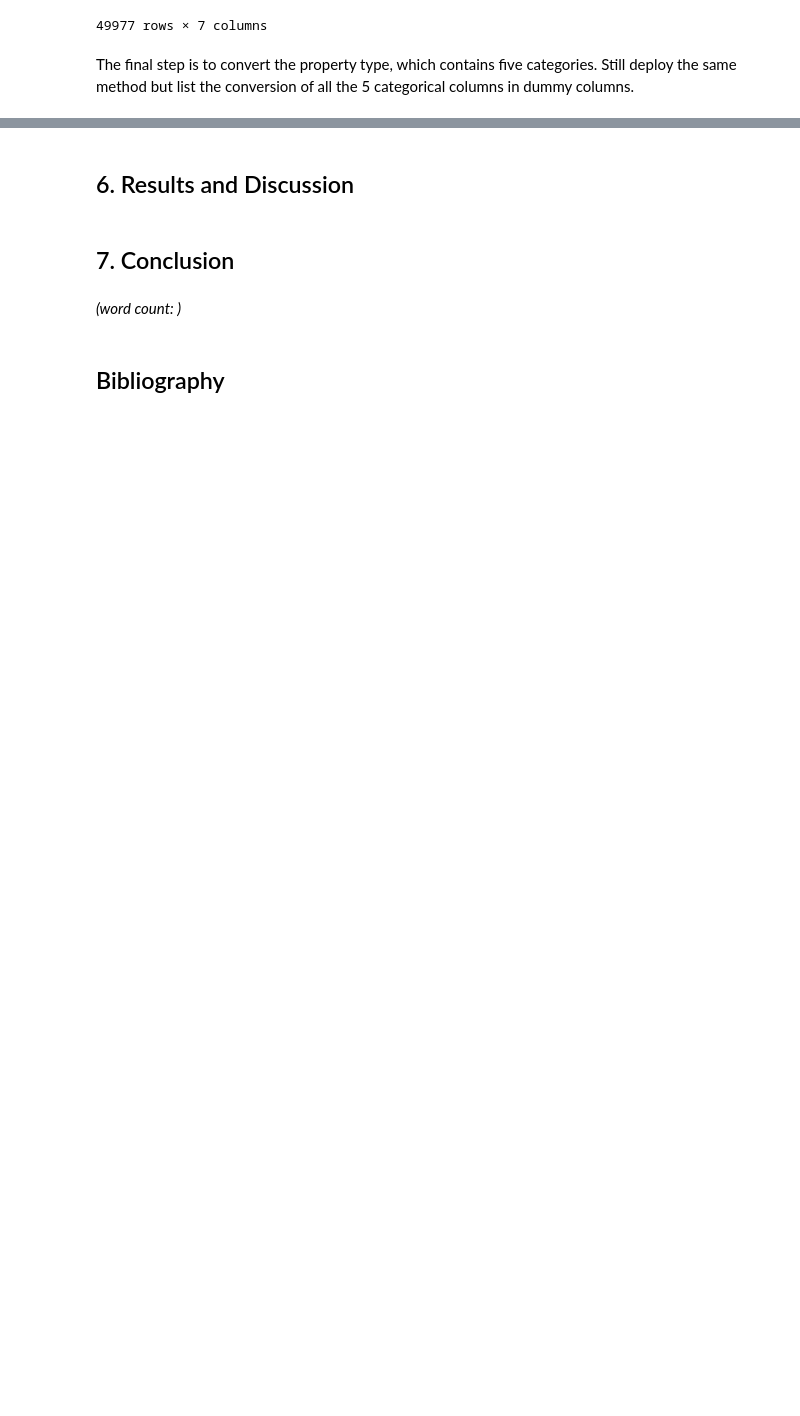
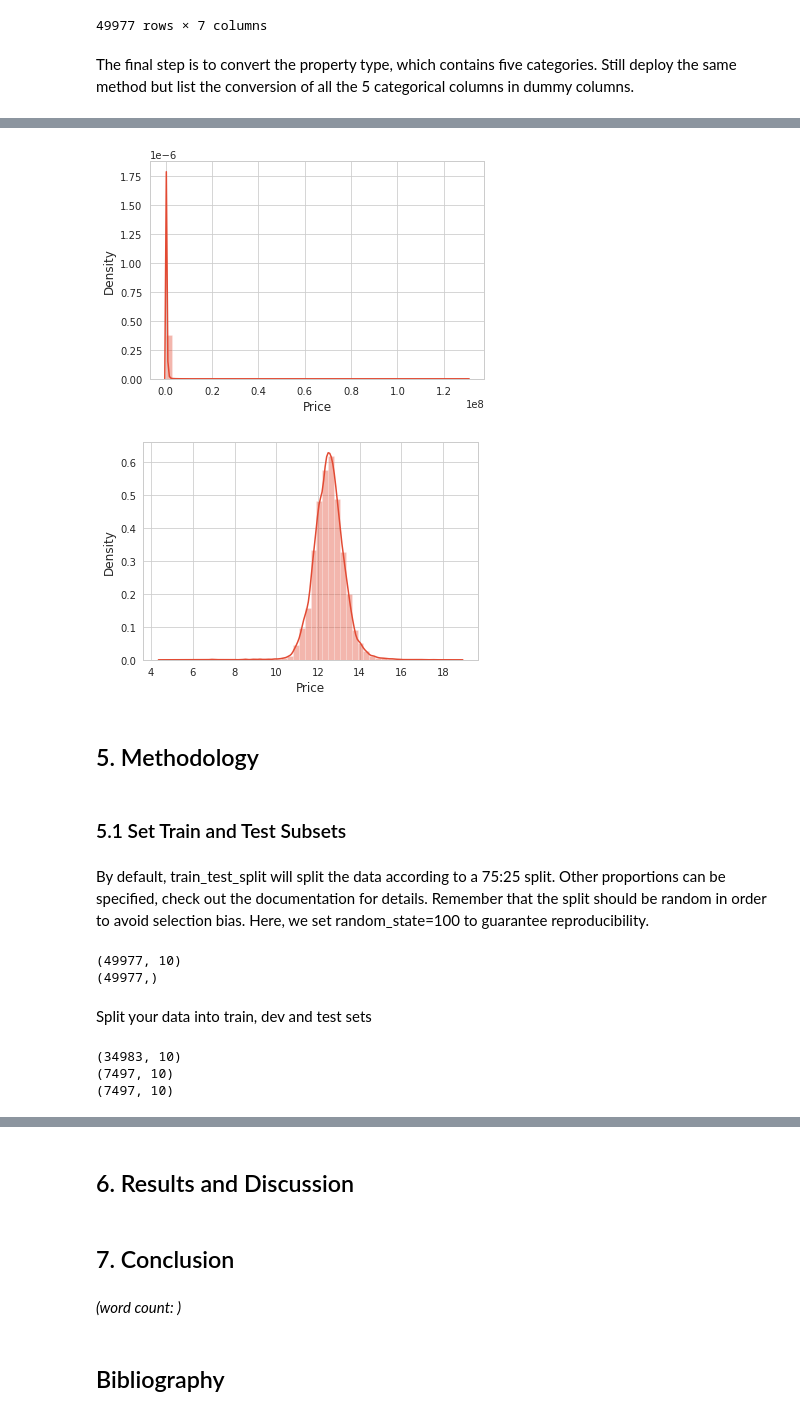
Before and after one commit to joeylizh/DSSS_Assessment, a Jupyter notebook: Assessment_Code.ipynb, the cells around one changed output, grey strips where cells are left out. Cells and saved outputs as stored; diff of their text form; code cells hidden in the pictures; blank space fills up the shorter version.

```diff
--- a/Assessment_Code.ipynb
+++ b/Assessment_Code.ipynb
@@ -364,0 +393,38 @@ memory usage: 2.2 MB
+# %%
+import seaborn as sns
+
+x = df_cleaned.Price
+sns.set_style('whitegrid')
+sns.distplot(x)
+plt.show()
+
+Price_log = np.log(df_cleaned.Price)
+x = Price_log
+sns.distplot(x)
+plt.show()
+
+# Train['SalePrice_log'] = np.log(Train.SalePrice)
+# x = Train.SalePrice_log
+# sns.distplot(x)
+# plt.show()
+# %% [output]
+[figure, added]
+[figure, added]
+# %% [markdown]
+## 5. Methodology
+# %% [markdown]
+### 5.1 Set Train and Test Subsets
+# %% [markdown]
+By default, train_test_split will split the data according to a 75:25 split. Other proportions can be specified, check out the documentation for details.
+Remember that the split should be random in order to avoid selection bias. Here, we set random_state=100 to guarantee reproducibility.
+# %%
+X = df_cleaned.drop(['Price'], axis=1)
+y = df_cleaned['Price']
+
+print(X.shape)
+print(y.shape)
+# %% [output]
+(49977, 10)
+(49977,)
+# %% [markdown]
+Split your data into train, dev and test sets
@@ -364,0 +435,8 @@ memory usage: 2.2 MB
+# %%
+print(X_train.shape)
+print(X_val.shape)
+print(X_test.shape)
+# %% [output]
+(34983, 10)
+(7497, 10)
+(7497, 10)
```
Also changed, not shown: parts of 29 cells of this notebook, 4 other files.
